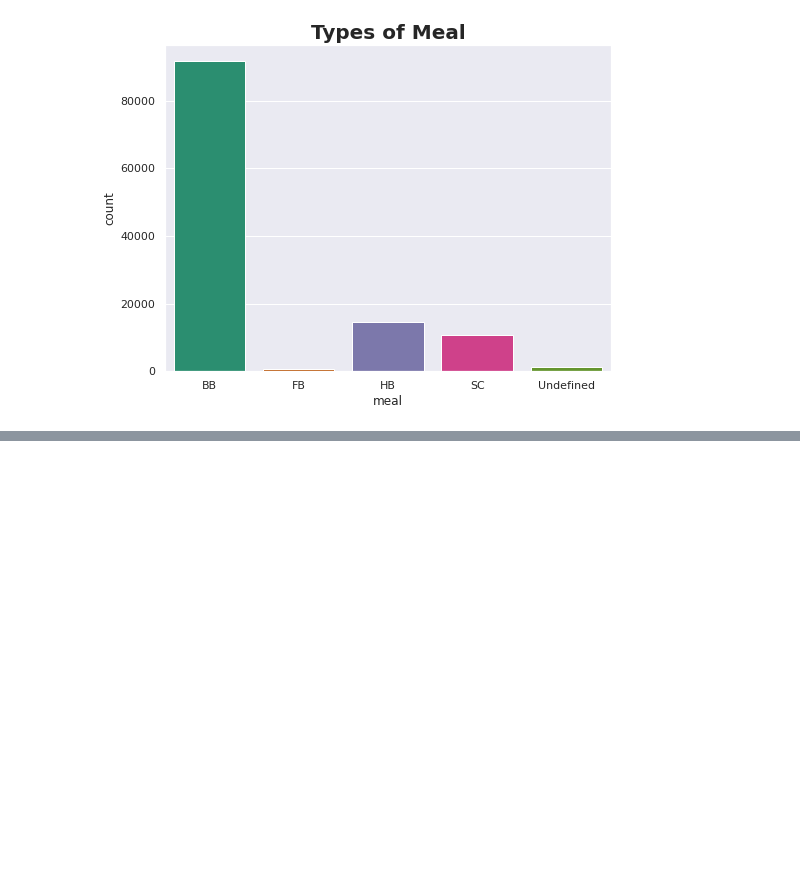
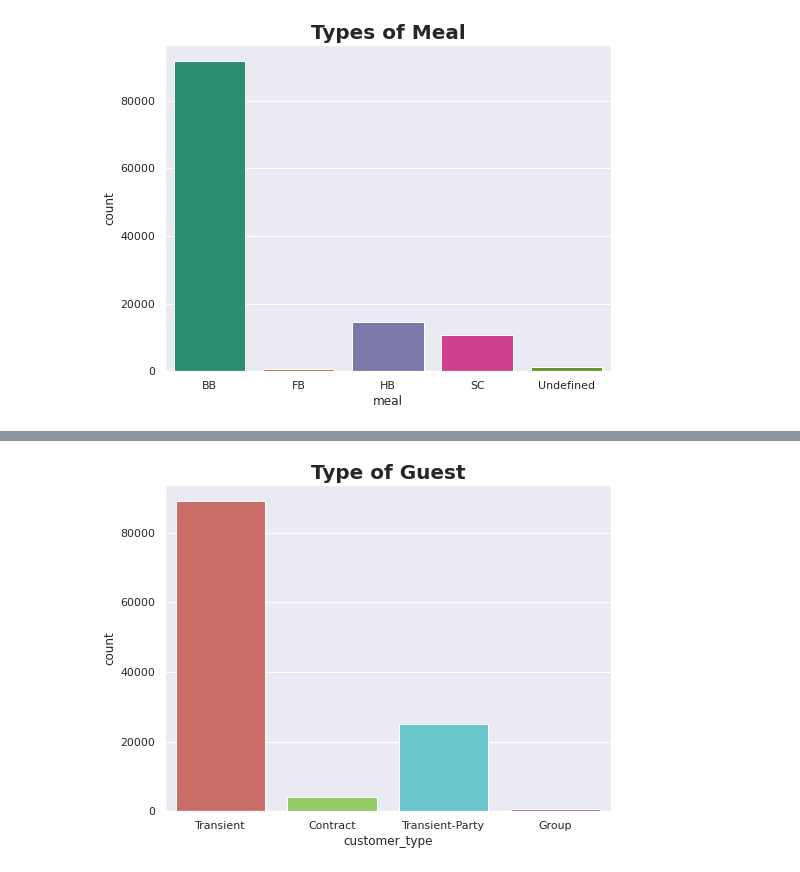
Before and after one commit to KirteshVerma/Hotel-booking-EDA-project, a Jupyter notebook: Kirtesh_Notebook.ipynb, the cells around one changed output, grey strips where cells are left out. Cells and saved outputs as stored; diff of their text form; code cells hidden in the pictures; blank space fills up the shorter version.

```diff
--- a/Kirtesh_Notebook.ipynb
+++ b/Kirtesh_Notebook.ipynb
@@ -216,0 +235,9 @@ plt.show()
+# %%
+plt.figure(figsize=(8,6))
+sns.set_theme(style="darkgrid")
+sns.countplot(df['customer_type'],palette='hls')
+plt.title('Type of Guest',fontweight="bold",size=20)
+
+plt.show()
+# %% [output]
+[figure, added]
```
Also changed, not shown: parts of 13 cells of this notebook.
